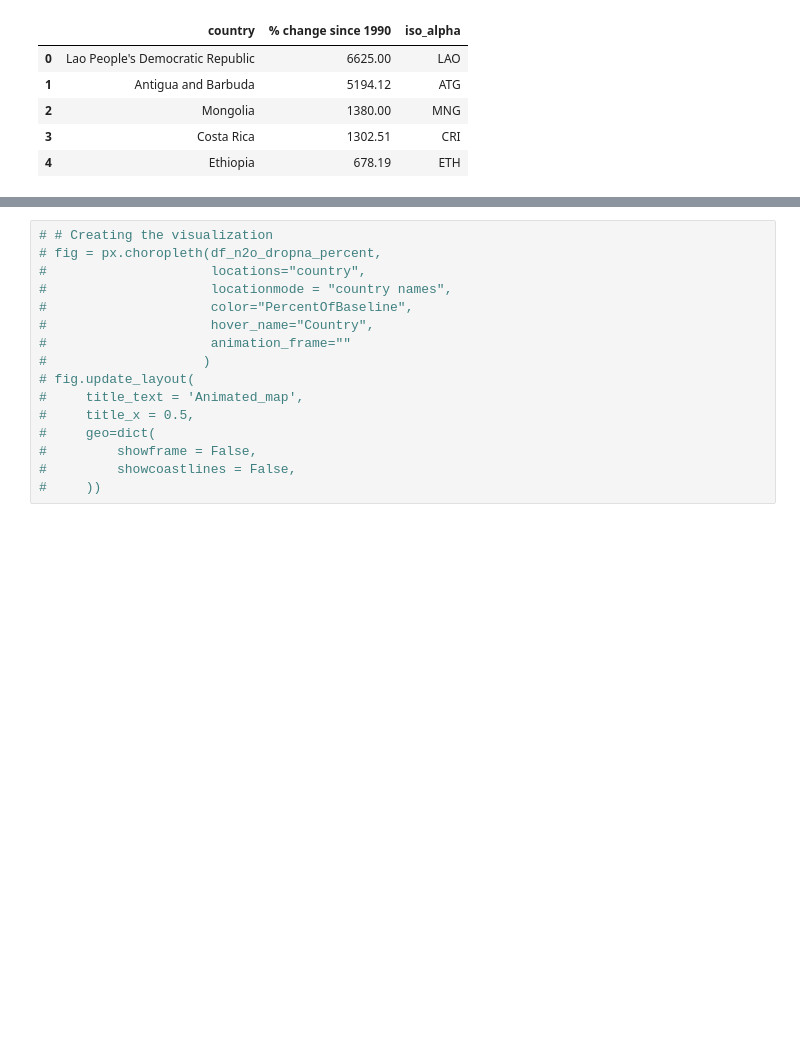
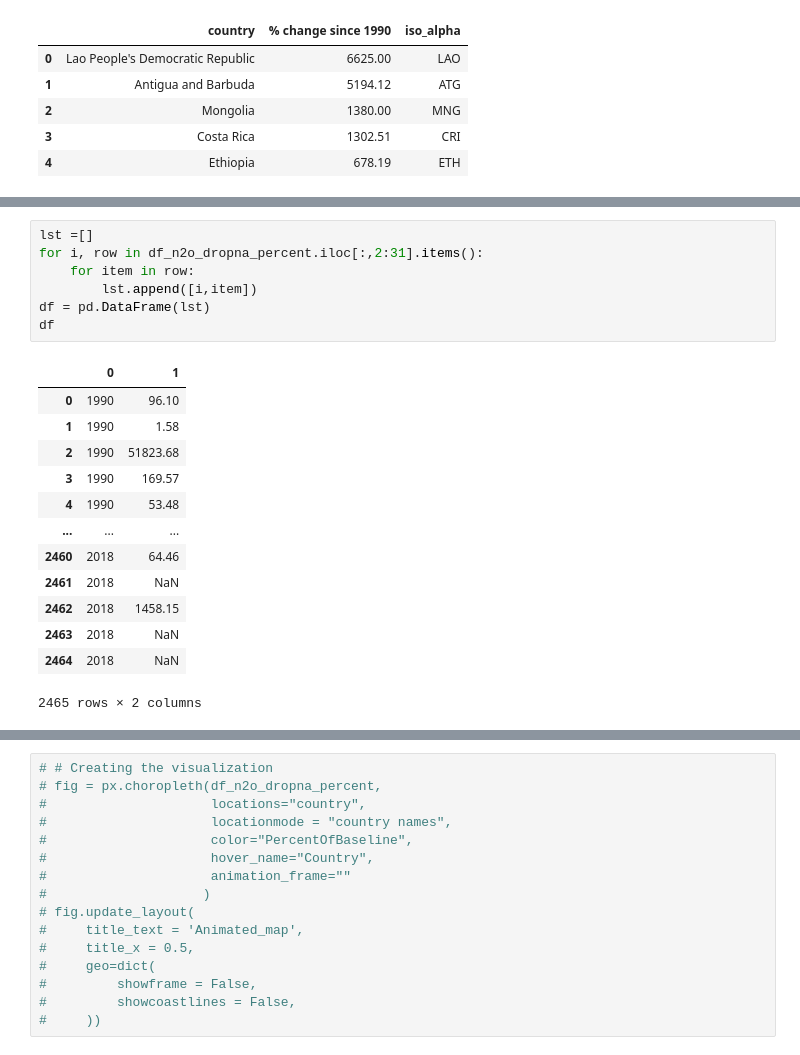
Before and after one commit to kozyreviva/Data_Science, a Jupyter notebook: Air_Indicators/climat.ipynb, the cells around one changed output, grey strips where cells are left out. Cells and saved outputs as stored; diff of their text form; blank space fills up the shorter version.

```diff
--- a/Air_Indicators/climat.ipynb
+++ b/Air_Indicators/climat.ipynb
@@ -205,0 +183,21 @@ df_n2o_dropna_percent.pivot_table(index = ['country'], values = df_n2o_dropna_pe
+# %%
+lst =[]
+for i, row in df_n2o_dropna_percent.iloc[:,2:31].items():
+    for item in row:
+        lst.append([i,item])
+df = pd.DataFrame(lst)
+df
+# %% [output]
+|  | 0 | 1 |
+| 0 | 1990 | 96.10 |
+| 1 | 1990 | 1.58 |
+| 2 | 1990 | 51823.68 |
+| 3 | 1990 | 169.57 |
+| 4 | 1990 | 53.48 |
+| ... | ... | ... |
+| 2460 | 2018 | 64.46 |
+| 2461 | 2018 | NaN |
+| 2462 | 2018 | 1458.15 |
+| 2463 | 2018 | NaN |
+| 2464 | 2018 | NaN |
+2465 rows × 2 columns
```
Also changed, not shown: parts of 8 cells of this notebook.
